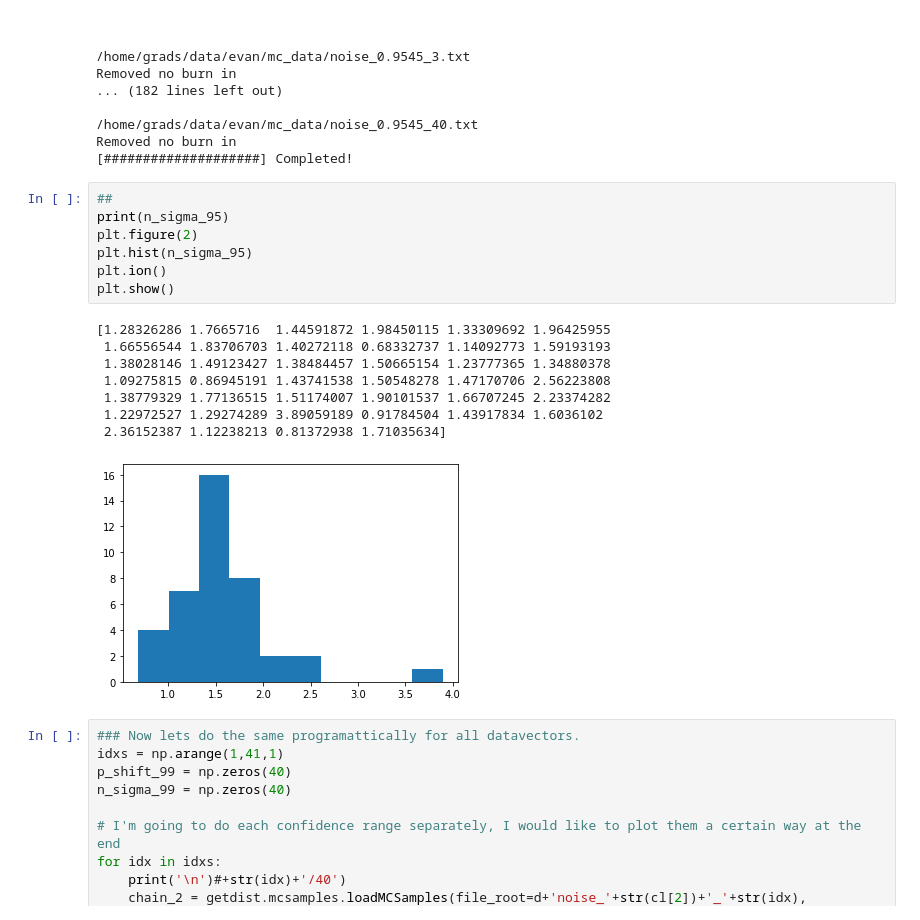
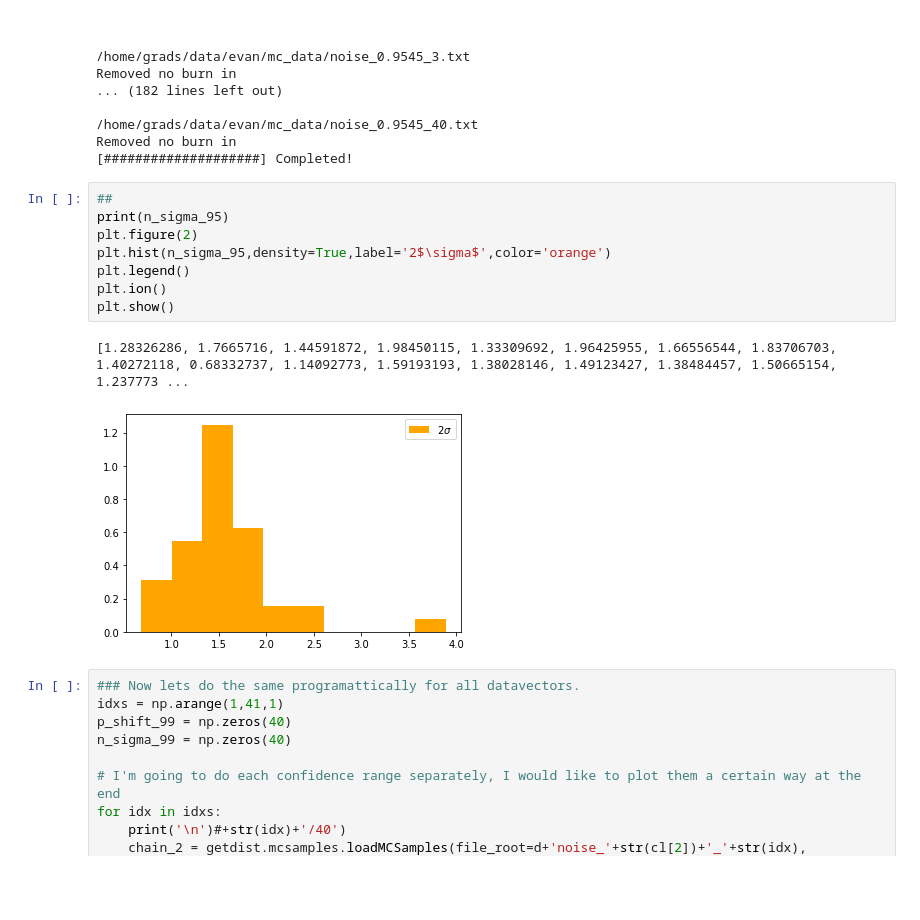
Before and after one commit to SBU-EVAN/LSST_emulation, a Jupyter notebook: flow.ipynb, the cells around one changed output. Drawn from its saved outputs; the diff is of its cells as text; blank space fills up the shorter version.

```diff
--- a/flow.ipynb
+++ b/flow.ipynb
@@ -568,19 +567,14 @@ Removed no burn in
 # %%
 ##
 print(n_sigma_95)
 plt.figure(2)
-plt.hist(n_sigma_95)
+plt.hist(n_sigma_95,density=True,label='2$\sigma$',color='orange')
+plt.legend()
 plt.ion()
 plt.show()
 # %% [output]
-[1.28326286 1.7665716  1.44591872 1.98450115 1.33309692 1.96425955
- 1.66556544 1.83706703 1.40272118 0.68332737 1.14092773 1.59193193
- 1.38028146 1.49123427 1.38484457 1.50665154 1.23777365 1.34880378
- 1.09275815 0.86945191 1.43741538 1.50548278 1.47170706 2.56223808
- 1.38779329 1.77136515 1.51174007 1.90101537 1.66707245 2.23374282
- 1.22972527 1.29274289 3.89059189 0.91784504 1.43917834 1.6036102
- 2.36152387 1.12238213 0.81372938 1.71035634]
+[1.28326286, 1.7665716, 1.44591872, 1.98450115, 1.33309692, 1.96425955, 1.66556544, 1.83706703, 1.40272118, 0.68332737, 1.14092773, 1.59193193, 1.38028146, 1.49123427, 1.38484457, 1.50665154, 1.237773 ...
-[figure, old version]
+[figure, new version]
 # %%
 ### Now lets do the same programattically for all datavectors.
 idxs = np.arange(1,41,1)
```
Also changed, not shown: parts of 6 cells of this notebook, 1 other file.
